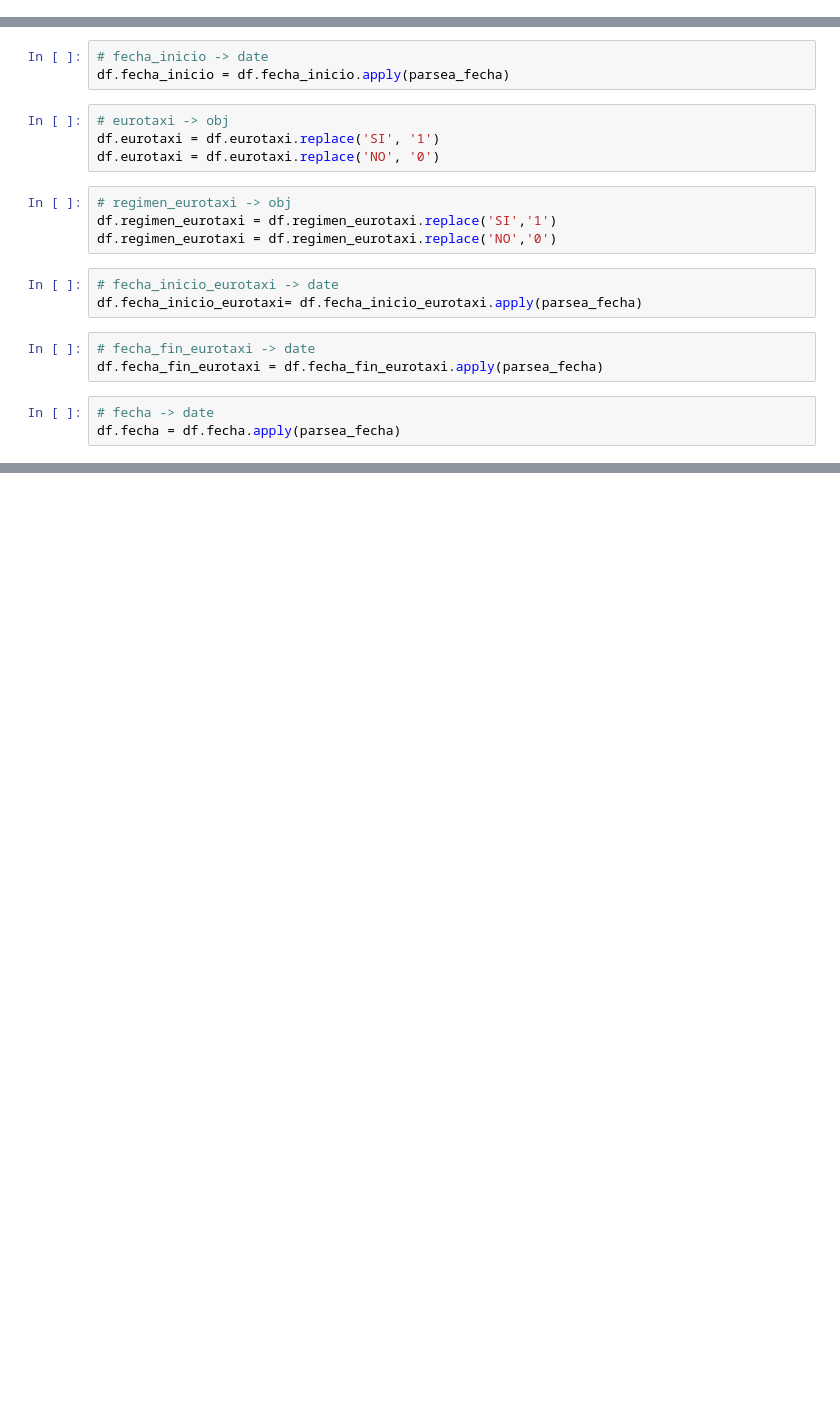
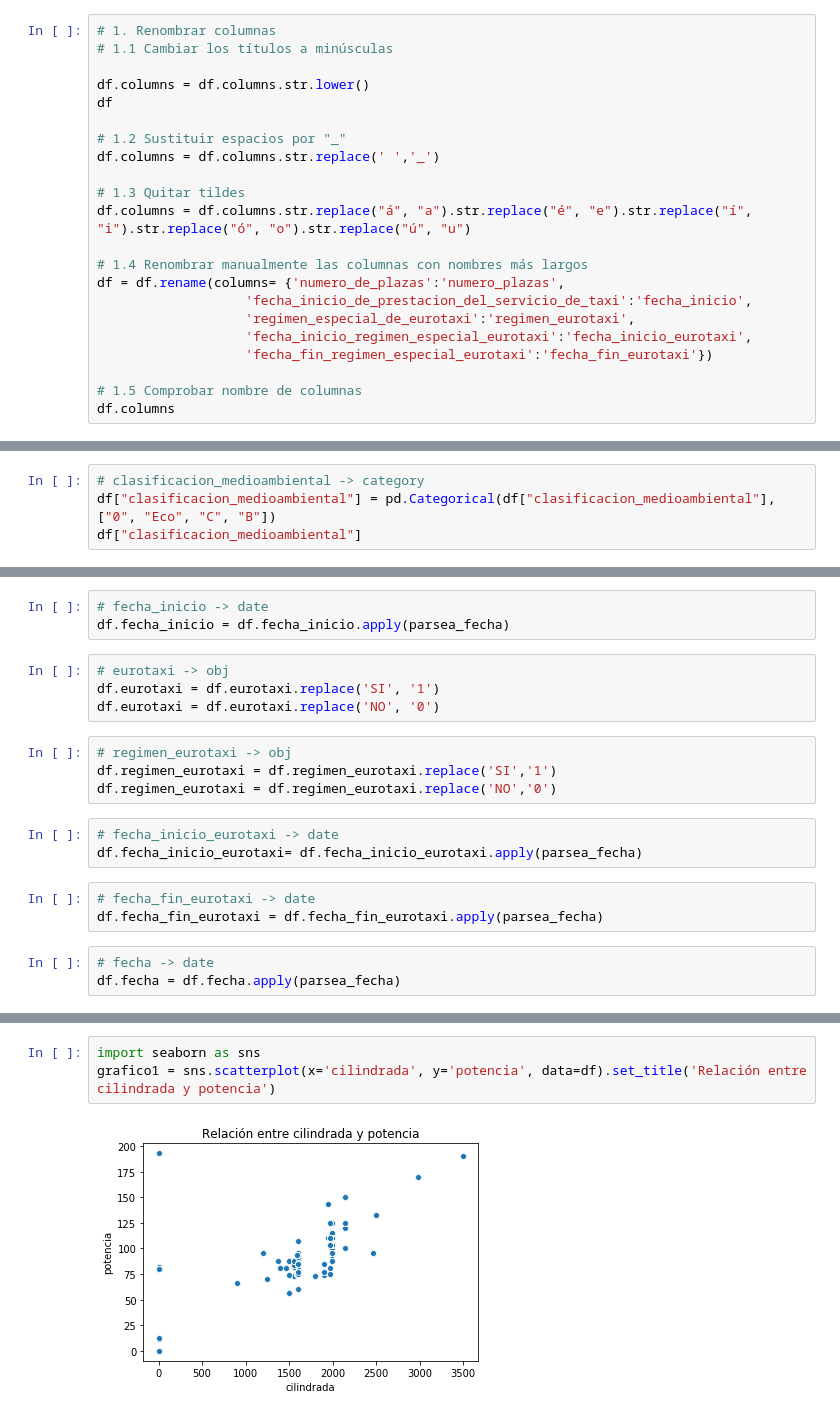
Before and after one commit to SilviaLendinezFernandez/TFM-POLITICA, a Jupyter notebook: Taxis_BD.ipynb, the cells around one changed output, grey strips where cells are left out. Cells and saved outputs as stored; diff of their text form; blank space fills up the shorter version.

```diff
--- a/Taxis_BD.ipynb
+++ b/Taxis_BD.ipynb
@@ -59,0 +17,22 @@ dtype: object
+# %%
+# 1. Renombrar columnas
+# 1.1 Cambiar los títulos a minúsculas
+
+df.columns = df.columns.str.lower()
+df
+
+# 1.2 Sustituir espacios por "_"
+df.columns = df.columns.str.replace(' ','_')
+
+# 1.3 Quitar tildes
+df.columns = df.columns.str.replace("á", "a").str.replace("é", "e").str.replace("í", "i").str.replace("ó", "o").str.replace("ú", "u")
+
+# 1.4 Renombrar manualmente las columnas con nombres más largos
+df = df.rename(columns= {'numero_de_plazas':'numero_plazas',
+                   'fecha_inicio_de_prestacion_del_servicio_de_taxi':'fecha_inicio',
+                   'regimen_especial_de_eurotaxi':'regimen_eurotaxi',
+                   'fecha_inicio_regimen_especial_eurotaxi':'fecha_inicio_eurotaxi',
+                   'fecha_fin_regimen_especial_eurotaxi':'fecha_fin_eurotaxi'})
+
+# 1.5 Comprobar nombre de columnas
+df.columns
@@ -90,0 +99,4 @@ df.fecha_matriculacion = df.fecha_matriculacion.apply(parsea_fecha)
+# %%
+# clasificacion_medioambiental -> category
+df["clasificacion_medioambiental"] = pd.Categorical(df["clasificacion_medioambiental"], ["0", "Eco", "C", "B"])
+df["clasificacion_medioambiental"]
@@ -155,0 +184,5 @@ df['Clasificación medioambiental'].value_counts()
+# %%
+import seaborn as sns
+grafico1 = sns.scatterplot(x='cilindrada', y='potencia', data=df).set_title('Relación entre cilindrada y potencia')
+# %% [output]
+[figure, added]
```
Also changed, not shown: parts of 11 cells of this notebook, 1 other file.
